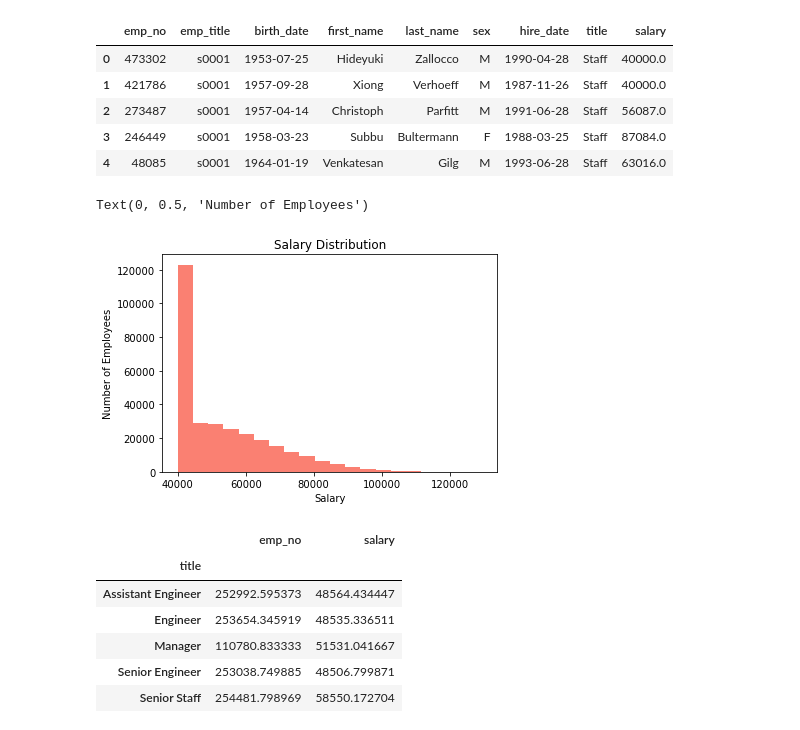
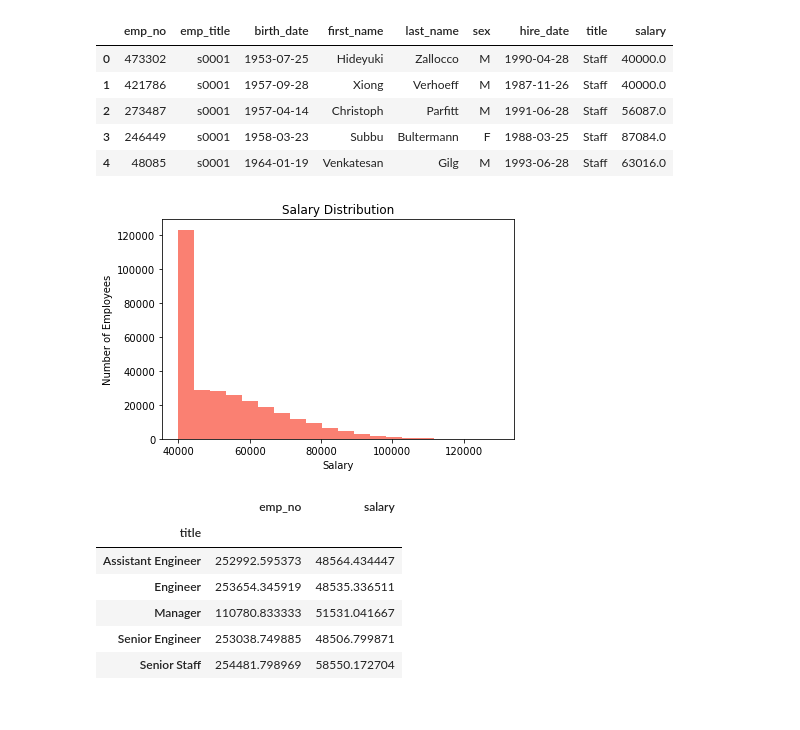
Before and after one commit to kmspitzer/Employee-SQL-DB, a Jupyter notebook: EmployeeSQL/EmployeeSQLtoPandas.ipynb, the cells around one changed output. Cells and saved outputs as stored; diff of their text form; code cells hidden in the pictures.

```diff
--- a/EmployeeSQL/EmployeeSQLtoPandas.ipynb
+++ b/EmployeeSQL/EmployeeSQLtoPandas.ipynb
@@ -71,15 +71,19 @@ employee_tbl.head()
 # %%
 # pull the salaries from the merged table
 salary_list = employee_tbl["salary"]
 
 # plot and display the histogram
 plt.hist(salary_list, density=False, bins=20, color="salmon")
 plt.title("Salary Distribution")
 plt.xlabel("Salary")
 plt.ylabel("Number of Employees")
+
+# save an image of the chart and display
+plt.tight_layout()
+plt.savefig("images/salary_histogram.png")
+plt.show()
 # %% [output]
-Text(0, 0.5, 'Number of Employees')
-[figure, old version]
+[figure, new version]
 # %%
 # group the merged table by title, and calculate the average salary
 avg_salary_by_title = employee_tbl.groupby("title").mean()
```
Also changed, not shown: parts of 2 cells of this notebook, 2 other files.
